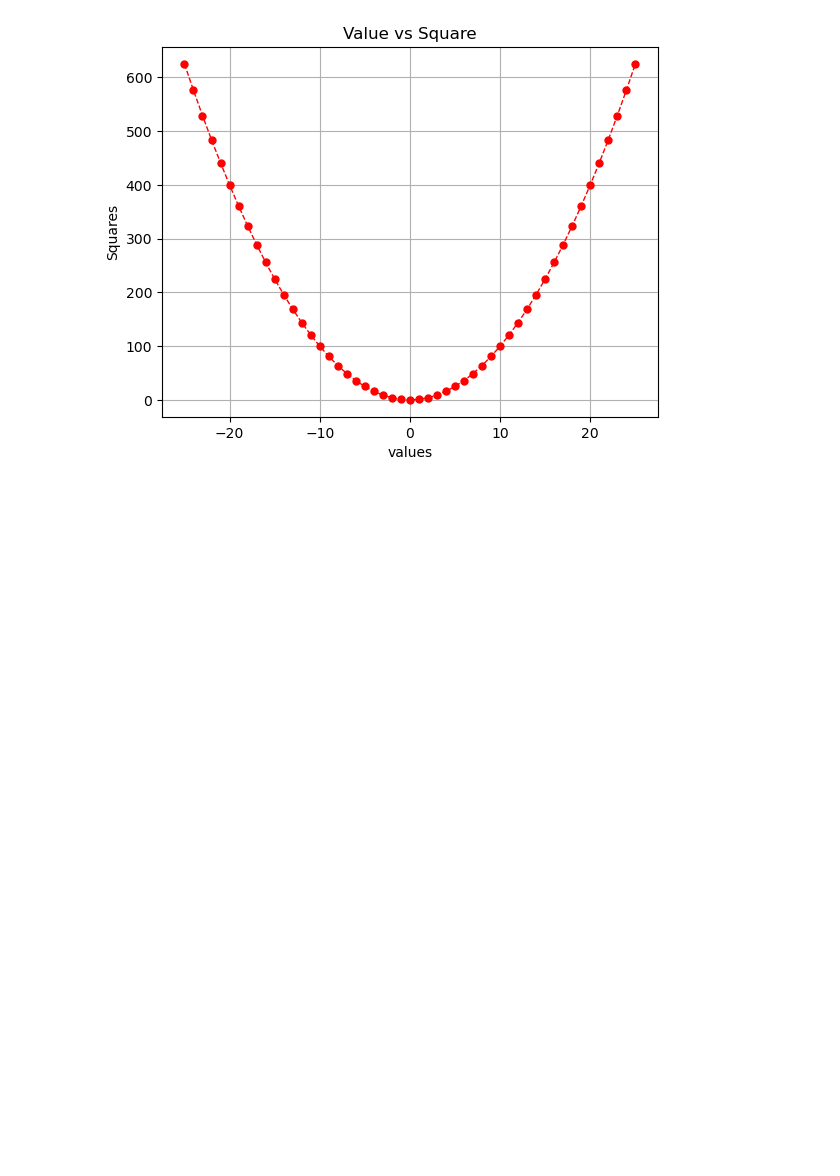
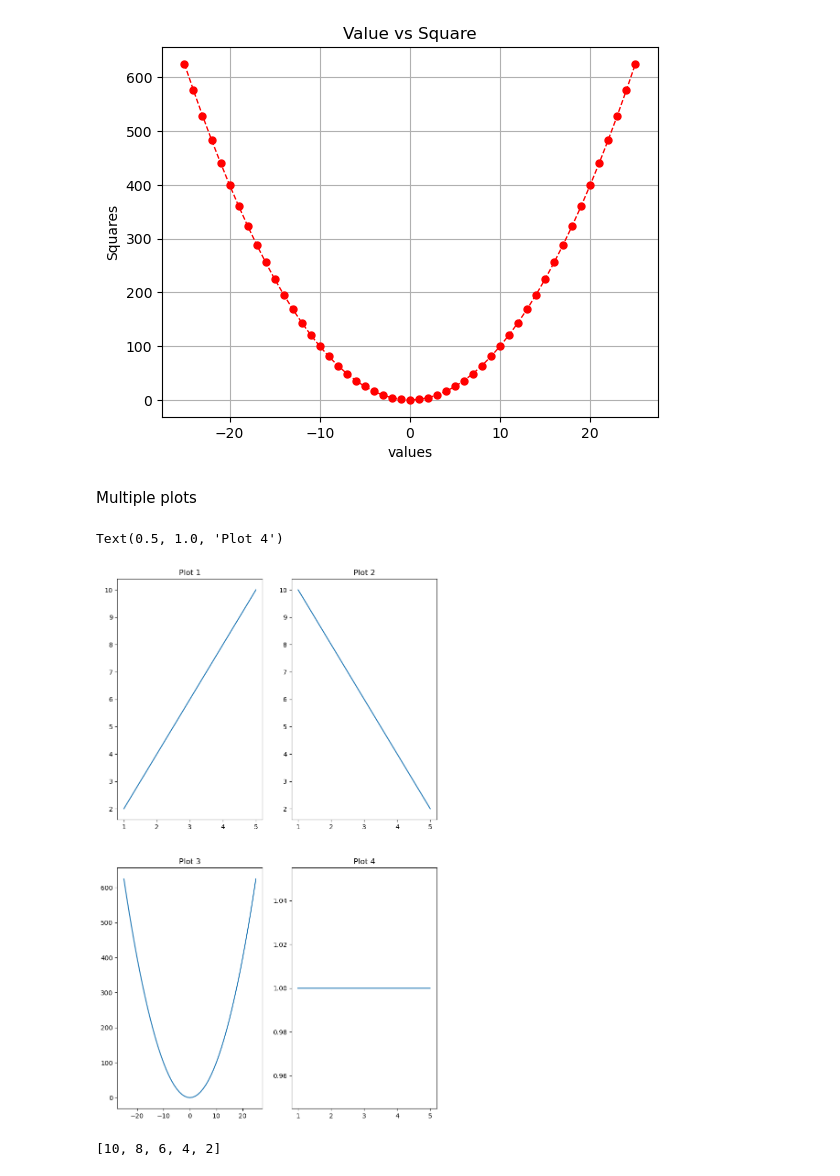
Before and after one commit to AbubakarFarooqi/ML-Handson, a Jupyter notebook: Matplotlib/matplotlib.ipynb, the cells around one changed output. Drawn from its saved outputs; the diff is of its cells as text; code cells hidden in the pictures; blank space fills up the shorter version.

Commit message:
Multiple plots

```diff
--- a/Matplotlib/matplotlib.ipynb
+++ b/Matplotlib/matplotlib.ipynb
@@ -58,0 +57,29 @@ plt.show()
+# %% [markdown]
+Multiple plots
+# %%
+## multiple plots
+
+plt.figure(figsize=(9,15)) # (width,height) in inches
+
+plt.subplot(2,2,1) # (row_position, col_position, cell number)
+plt.plot([1,2,3,4,5],[2,4,6,8,10])
+plt.title("Plot 1")
+
+plt.subplot(2,2,2)
+plt.plot([1,2,3,4,5],[2,4,6,8,10][::-1])
+plt.title("Plot 2")
+
+plt.subplot(2,2,3)
+plt.plot(x,y)
+plt.title("Plot 3")
+
+plt.subplot(2,2,4)
+plt.plot([1,2,3,4,5],[1,1,1,1,1])
+plt.title("Plot 4")
+# %% [output]
+Text(0.5, 1.0, 'Plot 4')
+[figure, added]
+# %%
+print([2,4,6,8,10][::-1])
+# %% [output]
+[10, 8, 6, 4, 2]
```
Also changed, not shown: parts of 1 cell of this notebook.
